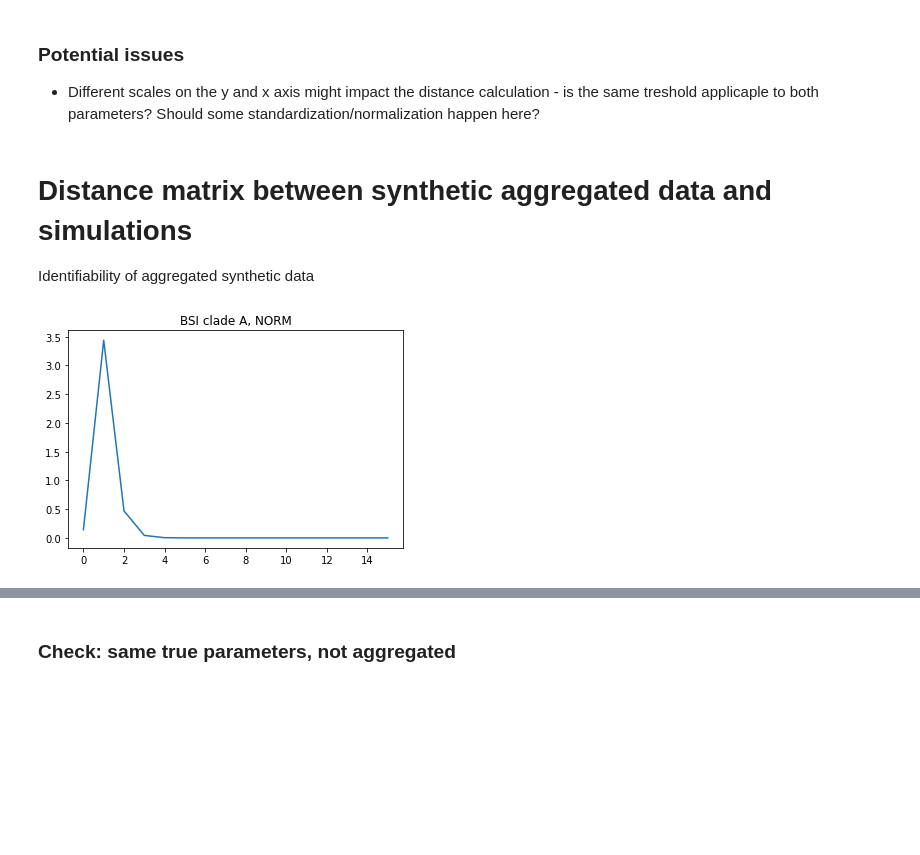
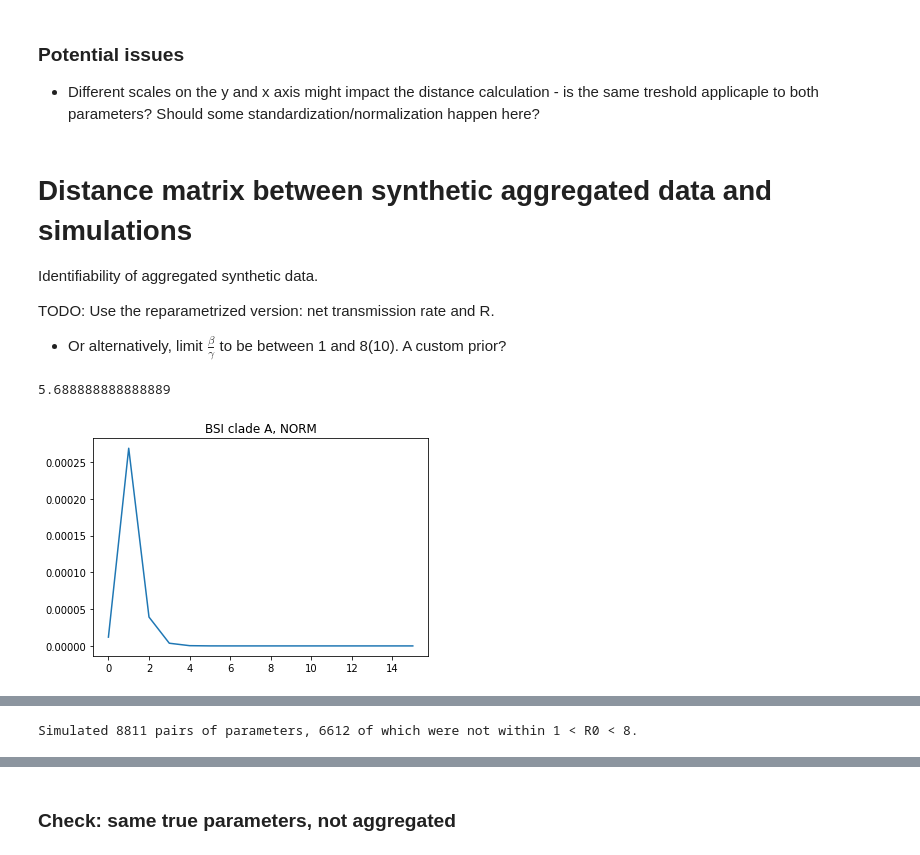
Before and after one commit to fanoja/Ecoli-R0, a Jupyter notebook: SIR simulation grid.ipynb, the cells around one changed output, grey strips where cells are left out. Drawn from its saved outputs; the diff is of its cells as text; code cells hidden in the pictures; blank space fills up the shorter version.

Commit message:
Add test_beta_and_gamma to limit the parameter values and test

```diff
--- a/SIR simulation grid.ipynb
+++ b/SIR simulation grid.ipynb
@@ -571,39 +502,46 @@ plot_histograms(dist_mat, 1)
 # %% [markdown]
 # Distance matrix between synthetic aggregated data and simulations
 
-Identifiability of aggregated synthetic data
+Identifiability of aggregated synthetic data.
+
+TODO: Use the reparametrized version: net transmission rate and R.
+- Or alternatively, limit $\frac{\beta}{\gamma}$ to be between 1 and 8(10). A custom prior?
+# %%
+0.256/0.045
+# %% [output]
+5.688888888888889
 # %%
 # Synthetic aggregated data:
 
 pop_size = 100000
 n_weeks = 832
 clade = "A"
 
-bsi_pars = {"or_data": or_data, "clade": clade, "dataset": "NORM", "theta_c":1, "theta_bsi":0.3}
+bsi_pars = {"or_data": or_data, "clade": clade, "dataset": "NORM", "theta_c":1, "theta_bsi":0.001}
 bsi_obs_agg = SIR_and_BSI_simulator(np.array([0.256]), np.array([0.045]), nt = n_weeks, N = pop_size,\
                                 bsi_pars = bsi_pars, is_prop = True,\
                                 is_agg = True, time_period = 52, batch_size = 1, random_state = None)#.flatten()
 
 # Plot the synthetic observed data:
 plt.plot(bsi_obs_agg[0])
 dataset = bsi_pars["dataset"]
 plt.title(f"BSI clade {clade}, {dataset}")
 
 plt.show()
 
 # dimensions of the grid to simulate
 n_beta = 100
 n_gamma = 90
 
 beta_range = (0.05, 1.5) # range of beta values to simulate
 gamma_range = (0.0125, 0.1) # range of gamma values to simulate
 
 # Potential issue: resolution of the grid too low? Too large jumps between pairs of parameters?
 
 
 # Prop. 350%????
 # %% [output]
-[figure, old version]
+[figure, new version]
 # %%
 dist_mat, betas, gammas, summary_mat = get_distance_grid(beta_range, gamma_range, n_beta, n_gamma,\
                                                          distance_generalized, [BSI_max, BSI_max_t], bsi_obs_agg[0], is_agg = True)
@@ -625,6 +563,17 @@ Iter: 8200
 Iter: 8400
 Iter: 8600
 Iter: 8800
+# %%
+# Check for infeasible combos of beta and gamma:
+bad_combos = []
+for i in range(0, len(betas)):
+    for j in range(0, len(gammas)):
+        if not test_beta_and_gamma(betas[i], gammas[j]):
+            bad_combos.append((betas[i], gammas[j]))
+
+print(f"Simulated {i*j} pairs of parameters, {len(bad_combos)} of which were not within 1 < R0 < 8.") # ah. explains things.
+# %% [output]
+Simulated 8811 pairs of parameters, 6612 of which were not within 1 < R0 < 8.
 # %%
 plot_heatmap(dist_mat, betas, gammas, title = "Distance(S(obs), S(sim))", cbar_label = "Distance", nth = 8) # synthetic observed data, aggregated
 # %% [output]
```
Also changed, not shown: parts of 24 cells of this notebook.
